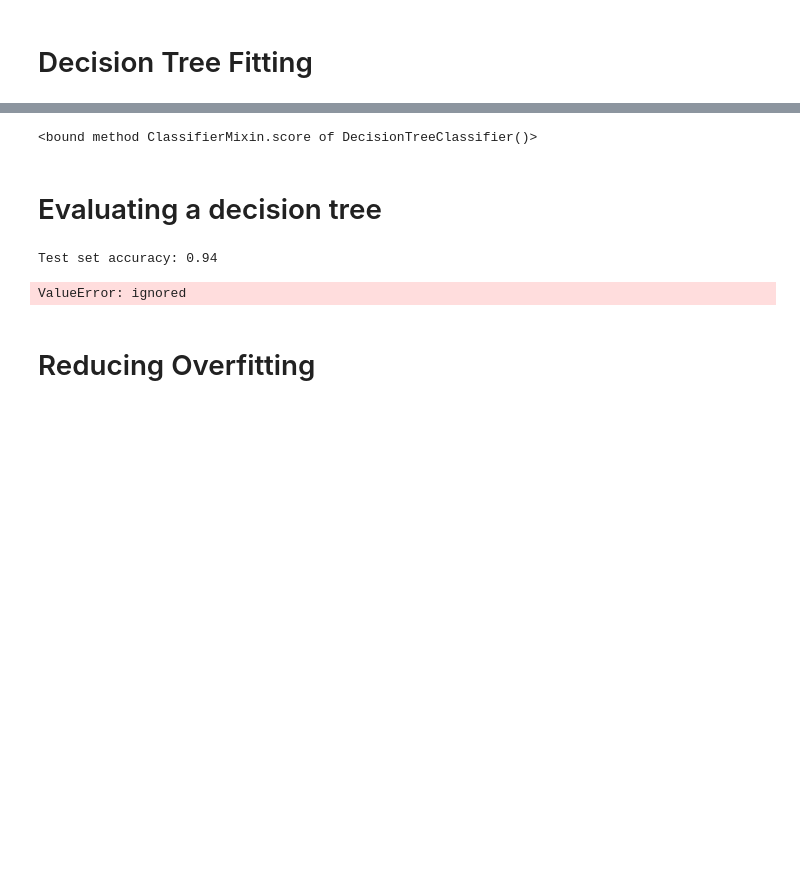
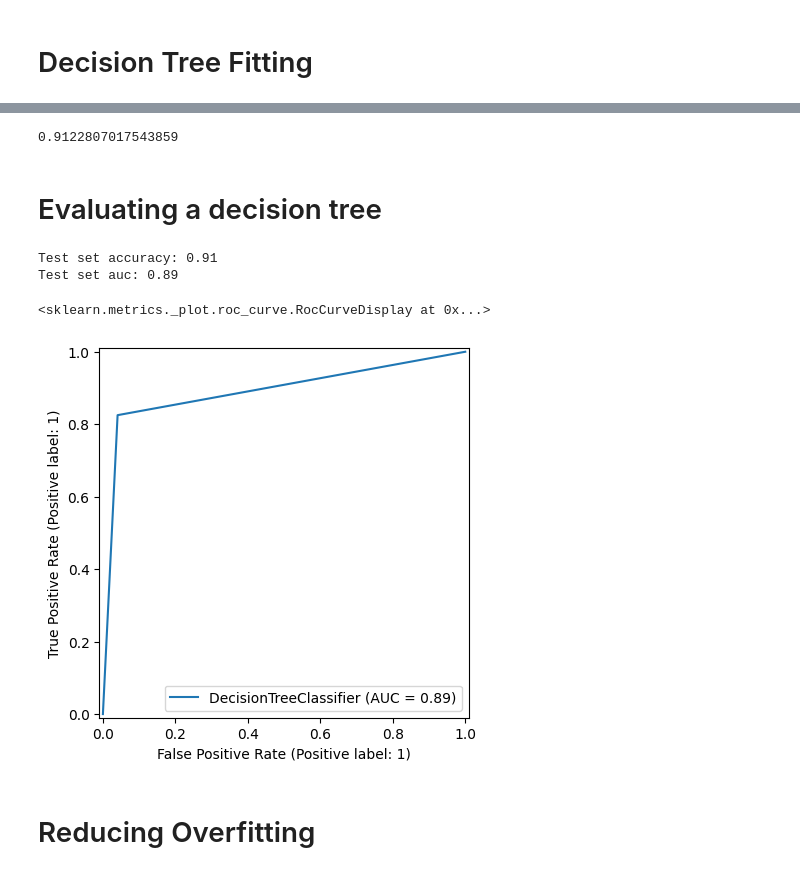
Before and after one commit to DAVJES94/CancerClassification_EndToEnd, a Jupyter notebook: model.ipynb, the cells around one changed output, grey strips where cells are left out. Saved outputs shown, nothing was run; the diff lists cells and outputs as text; code cells hidden in the pictures; blank space fills up the shorter version.

```diff
--- a/model.ipynb
+++ b/model.ipynb
@@ -172,30 +147,32 @@ array([1, 1, 0, 0, 1, 1, 0, 1, 1, 0, 1, 0, 0, 0, 0, 0, 0, 0, 0, 1, 0, 0,
-# %%
-x=dt.score()
-x
-# %% [output]
-<bound method ClassifierMixin.score of DecisionTreeClassifier()>
+# %%
+dt.score(X_test, y_test)
+# %% [output]
+0.9122807017543859
 # %% [markdown]
 # Evaluating a decision tree
 # %%
-from sklearn.metrics import accuracy_score, roc_auc_score, plot_roc_curve
+from sklearn.metrics import accuracy_score, roc_auc_score, RocCurveDisplay
 #we compute the eval metric on test/validation set only primarily
 
 # Predict test set labels
 y_pred = dt.predict(X_test)
 
 # Compute test set accuracy
 acc = accuracy_score(y_test, y_pred)
 print("Test set accuracy: {:.2f}".format(acc))
 acc = roc_auc_score(y_test, y_pred)
 print("Test set auc: {:.2f}".format(acc))
-plot_roc_curve(dt, X_test, y_test)
+RocCurveDisplay.from_estimator(dt, X_test, y_test)
+# plot_roc_curve(dt, X_test, y_test)
 
 
 # acc = roc_auc_score(y_train, dt.predict(X_train))
 # print("Train set AUC : ", acc)
 # %% [output]
-Test set accuracy: 0.94
+Test set accuracy: 0.91
+Test set auc: 0.89
-ValueError: ignored
+<sklearn.metrics._plot.roc_curve.RocCurveDisplay at 0x...>
+[figure, added]
 # %% [markdown]
 # Reducing Overfitting
 # %%
```
Also changed, not shown: parts of 41 cells of this notebook, 4 other files.
